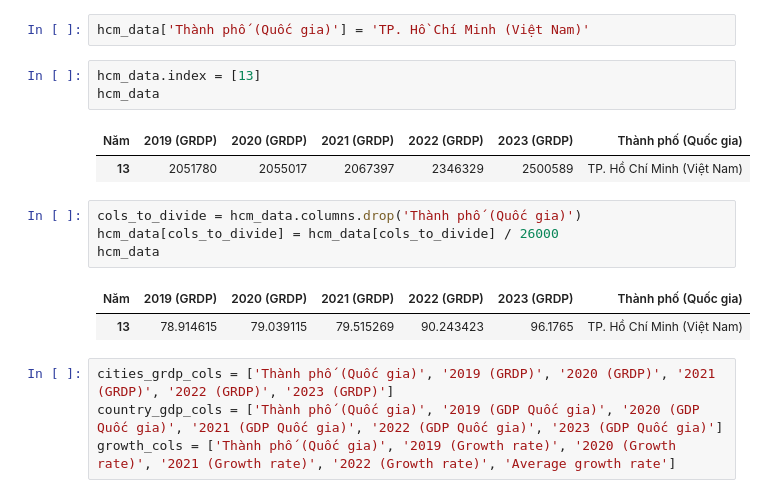
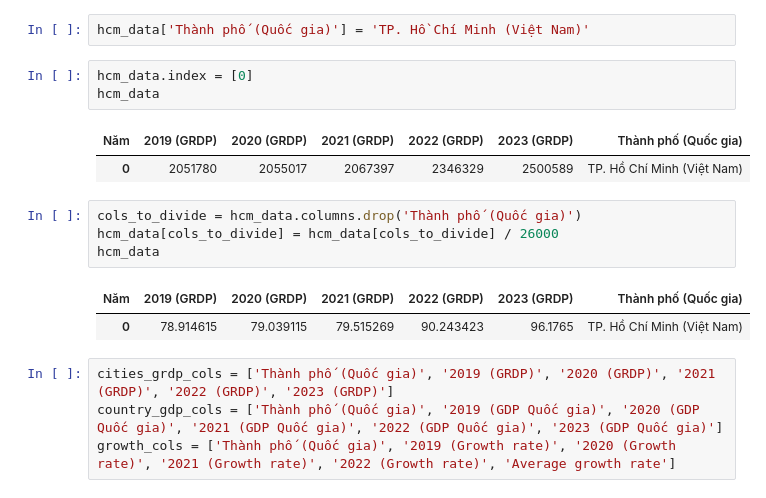
Before and after one commit to AnVuTrong/data_sat_nhap_tinh, a Jupyter notebook: nuoc_ngoai/foreign_regression.ipynb, the cells around one changed output. Saved outputs shown, nothing was run; the diff lists cells and outputs as text.

```diff
--- a/nuoc_ngoai/foreign_regression.ipynb
+++ b/nuoc_ngoai/foreign_regression.ipynb
@@ -113,18 +130,18 @@ hcm_data
 # %%
 hcm_data['Thành phố (Quốc gia)'] = 'TP. Hồ Chí Minh (Việt Nam)'
 # %%
-hcm_data.index = [13]
+hcm_data.index = [0]
 hcm_data
 # %% [output]
 | Năm | 2019 (GRDP) | 2020 (GRDP) | 2021 (GRDP) | 2022 (GRDP) | 2023 (GRDP) | Thành phố (Quốc gia) |
-| 13 | 2051780 | 2055017 | 2067397 | 2346329 | 2500589 | TP. Hồ Chí Minh (Việt Nam) |
+| 0 | 2051780 | 2055017 | 2067397 | 2346329 | 2500589 | TP. Hồ Chí Minh (Việt Nam) |
 # %%
 cols_to_divide = hcm_data.columns.drop('Thành phố (Quốc gia)')
 hcm_data[cols_to_divide] = hcm_data[cols_to_divide] / 26000
 hcm_data
 # %% [output]
 | Năm | 2019 (GRDP) | 2020 (GRDP) | 2021 (GRDP) | 2022 (GRDP) | 2023 (GRDP) | Thành phố (Quốc gia) |
-| 13 | 78.914615 | 79.039115 | 79.515269 | 90.243423 | 96.1765 | TP. Hồ Chí Minh (Việt Nam) |
+| 0 | 78.914615 | 79.039115 | 79.515269 | 90.243423 | 96.1765 | TP. Hồ Chí Minh (Việt Nam) |
 # %%
 cities_grdp_cols = ['Thành phố (Quốc gia)', '2019 (GRDP)', '2020 (GRDP)', '2021 (GRDP)', '2022 (GRDP)', '2023 (GRDP)']
 country_gdp_cols = ['Thành phố (Quốc gia)', '2019 (GDP Quốc gia)', '2020 (GDP Quốc gia)', '2021 (GDP Quốc gia)', '2022 (GDP Quốc gia)', '2023 (GDP Quốc gia)']
```
Also changed, not shown: parts of 16 cells of this notebook, 12 other files.
